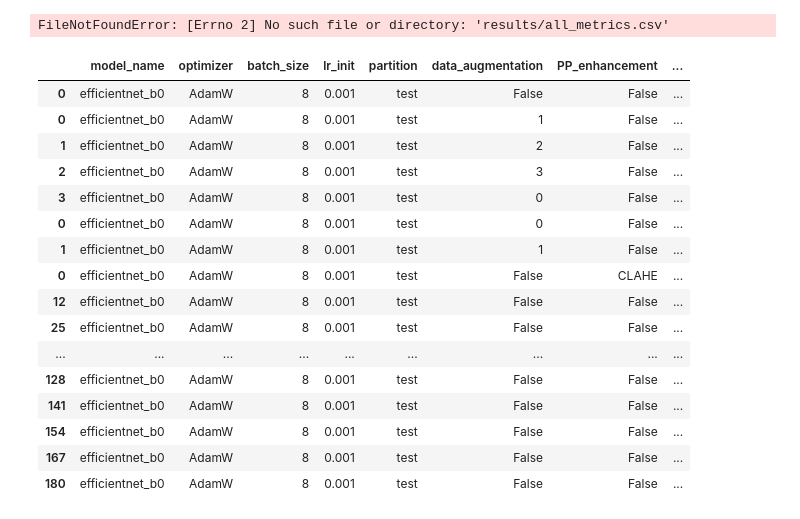
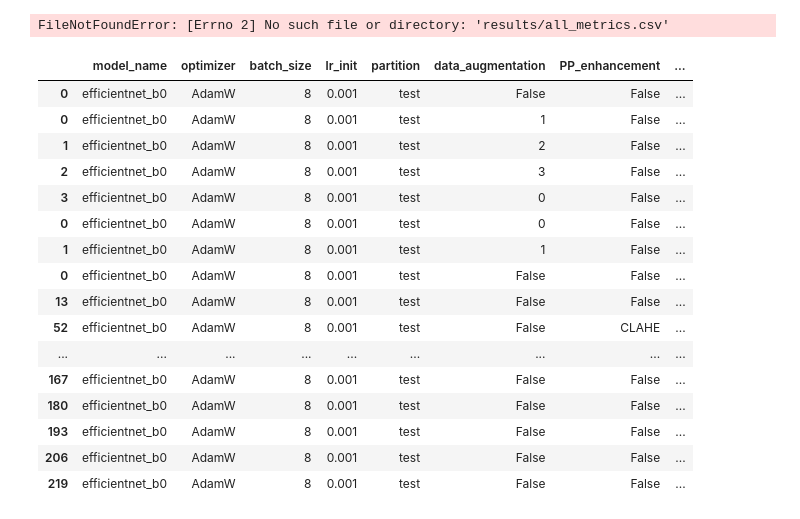
Before and after one commit to giuzis/masters, a Jupyter notebook: cnn/learning_cycle/benchmarks/isic/data_analisys_model.ipynb, the cells around one changed output. Cells and saved outputs as stored; diff of their text form; code cells hidden in the pictures.

```diff
--- a/cnn/learning_cycle/benchmarks/isic/data_analisys_model.ipynb
+++ b/cnn/learning_cycle/benchmarks/isic/data_analisys_model.ipynb
@@ -360,38 +361,39 @@ FileNotFoundError: [Errno 2] No such file or directory: 'results/all_metrics.csv
 # %%
 columns = ['model_name', 'optimizer', 'batch_size', 'lr_init', 'partition', 'data_augmentation', 'PP_enhancement', 'PP_hair_removal', 'PP_color_constancy', 'PP_denoising', 'PP_crop_mode',  'balanced_accuracy']
 
 df_best_results_noDA_noPP = pd.read_csv('results/best_results_noDA_noPP.csv').fillna(False).replace(['false', False], 'False')[columns]
 df_results_DA0123_noPP = pd.read_csv('results/results_DA0123_noPP.csv').fillna(False).replace(['false', False], 'False')[columns]
 df_results_DA_PPcropped = pd.read_csv('results/results_DA_PPcropped.csv').fillna(False).replace(['false', False], 'False')[columns]
 df_results_noDA_PP = pd.read_csv('results/results_noDA_PP.csv').fillna(False).replace(['false', False], 'False')[columns]
+# df_all_metrics = pd.read_csv('results/all_metrics.csv').fillna(False).replace(['false', False], 'False')[columns]
 # df_all_metrics = df_all_metrics[df_all_metrics['partition'] == 'test']
 
-all_results = pd.concat([df_best_results_noDA_noPP, df_results_DA0123_noPP, df_results_DA_PPcropped, df_results_noDA_PP]).drop_duplicates()
+all_results = pd.concat([df_best_results_noDA_noPP, df_results_DA0123_noPP, df_results_DA_PPcropped, df_results_noDA_PP, df_all_metrics]).drop_duplicates()
 
 #group by model_name
 all_results_grouped = all_results.groupby(['model_name'])
 
 # all_results.to_csv('results/all_results.csv', index=False)
 
 all_results[all_results['model_name'] == 'efficientnet_b0']
 # %% [output]
 |  | model_name | optimizer | batch_size | lr_init | partition | data_augmentation | PP_enhancement | ... |
 | 0 | efficientnet_b0 | AdamW | 8 | 0.001 | test | False | False | ... |
 | 0 | efficientnet_b0 | AdamW | 8 | 0.001 | test | 1 | False | ... |
 | 1 | efficientnet_b0 | AdamW | 8 | 0.001 | test | 2 | False | ... |
 | 2 | efficientnet_b0 | AdamW | 8 | 0.001 | test | 3 | False | ... |
 | 3 | efficientnet_b0 | AdamW | 8 | 0.001 | test | 0 | False | ... |
 | 0 | efficientnet_b0 | AdamW | 8 | 0.001 | test | 0 | False | ... |
 | 1 | efficientnet_b0 | AdamW | 8 | 0.001 | test | 1 | False | ... |
-| 0 | efficientnet_b0 | AdamW | 8 | 0.001 | test | False | CLAHE | ... |
-| 12 | efficientnet_b0 | AdamW | 8 | 0.001 | test | False | False | ... |
-| 25 | efficientnet_b0 | AdamW | 8 | 0.001 | test | False | False | ... |
+| 0 | efficientnet_b0 | AdamW | 8 | 0.001 | test | False | False | ... |
+| 13 | efficientnet_b0 | AdamW | 8 | 0.001 | test | False | False | ... |
+| 52 | efficientnet_b0 | AdamW | 8 | 0.001 | test | False | CLAHE | ... |
 | ... | ... | ... | ... | ... | ... | ... | ... | ... |
-| 128 | efficientnet_b0 | AdamW | 8 | 0.001 | test | False | False | ... |
-| 141 | efficientnet_b0 | AdamW | 8 | 0.001 | test | False | False | ... |
-| 154 | efficientnet_b0 | AdamW | 8 | 0.001 | test | False | False | ... |
 | 167 | efficientnet_b0 | AdamW | 8 | 0.001 | test | False | False | ... |
 | 180 | efficientnet_b0 | AdamW | 8 | 0.001 | test | False | False | ... |
+| 193 | efficientnet_b0 | AdamW | 8 | 0.001 | test | False | False | ... |
+| 206 | efficientnet_b0 | AdamW | 8 | 0.001 | test | False | False | ... |
+| 219 | efficientnet_b0 | AdamW | 8 | 0.001 | test | False | False | ... |
 # %%
 %matplotlib widget
 import matplotlib.pyplot as plt
```
Also changed, not shown: parts of 3 cells of this notebook, 1 other file.
